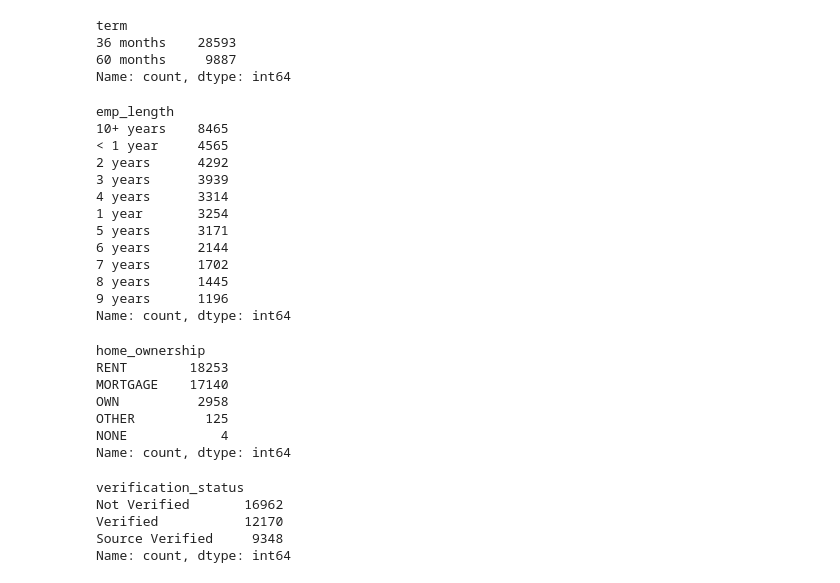
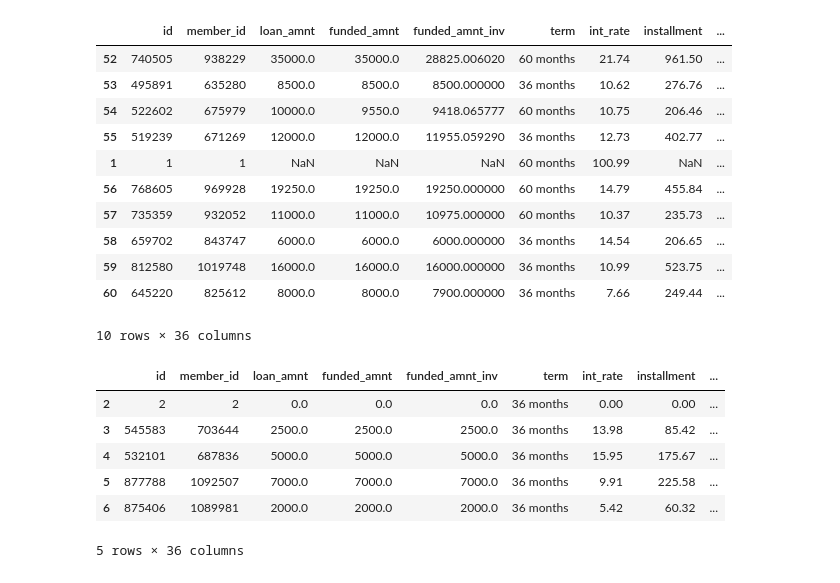
Before and after one commit to lukenelson1012/loan-default, a Jupyter notebook: notebooks/LoanDefaults.ipynb, the cells around one changed output. Cells and saved outputs as stored; diff of their text form; code cells hidden in the pictures.

```diff
--- a/notebooks/LoanDefaults.ipynb
+++ b/notebooks/LoanDefaults.ipynb
@@ -100,41 +24,28 @@ Name: revol_util, Length: 38480, dtype: object
-# %%
-df["term"].value_counts()
-# %% [output]
-term
-36 months    28593
-60 months     9887
-Name: count, dtype: int64
-# %%
-df["emp_length"].value_counts()
-# %% [output]
-emp_length
-10+ years    8465
-< 1 year     4565
-2 years      4292
-3 years      3939
-4 years      3314
-1 year       3254
-5 years      3171
-6 years      2144
-7 years      1702
-8 years      1445
-9 years      1196
-Name: count, dtype: int64
-# %%
-df["home_ownership"].value_counts()
-# %% [output]
-home_ownership
-RENT        18253
-MORTGAGE    17140
-OWN          2958
-OTHER         125
-NONE            4
-Name: count, dtype: int64
-# %%
-df["verification_status"].value_counts()
-# %% [output]
-verification_status
-Not Verified       16962
-Verified           12170
-Source Verified     9348
-Name: count, dtype: int64
+# %%
+df.iloc[50:60, :]
+# %% [output]
+|  | id | member_id | loan_amnt | funded_amnt | funded_amnt_inv | term | int_rate | installment | ... |
+| 52 | 740505 | 938229 | 35000.0 | 35000.0 | 28825.006020 | 60 months | 21.74 | 961.50 | ... |
+| 53 | 495891 | 635280 | 8500.0 | 8500.0 | 8500.000000 | 36 months | 10.62 | 276.76 | ... |
+| 54 | 522602 | 675979 | 10000.0 | 9550.0 | 9418.065777 | 60 months | 10.75 | 206.46 | ... |
+| 55 | 519239 | 671269 | 12000.0 | 12000.0 | 11955.059290 | 36 months | 12.73 | 402.77 | ... |
+| 1 | 1 | 1 | NaN | NaN | NaN | 60 months | 100.99 | NaN | ... |
+| 56 | 768605 | 969928 | 19250.0 | 19250.0 | 19250.000000 | 60 months | 14.79 | 455.84 | ... |
+| 57 | 735359 | 932052 | 11000.0 | 11000.0 | 10975.000000 | 60 months | 10.37 | 235.73 | ... |
+| 58 | 659702 | 843747 | 6000.0 | 6000.0 | 6000.000000 | 36 months | 14.54 | 206.65 | ... |
+| 59 | 812580 | 1019748 | 16000.0 | 16000.0 | 16000.000000 | 36 months | 10.99 | 523.75 | ... |
+| 60 | 645220 | 825612 | 8000.0 | 8000.0 | 7900.000000 | 36 months | 7.66 | 249.44 | ... |
+10 rows × 36 columns
+# %%
+# Remove index 1 (mostly null values)
+df.drop(index=1, inplace=True)
+df.reset_index()
+df.head()
+# %% [output]
+|  | id | member_id | loan_amnt | funded_amnt | funded_amnt_inv | term | int_rate | installment | ... |
+| 2 | 2 | 2 | 0.0 | 0.0 | 0.0 | 36 months | 0.00 | 0.00 | ... |
+| 3 | 545583 | 703644 | 2500.0 | 2500.0 | 2500.0 | 36 months | 13.98 | 85.42 | ... |
+| 4 | 532101 | 687836 | 5000.0 | 5000.0 | 5000.0 | 36 months | 15.95 | 175.67 | ... |
+| 5 | 877788 | 1092507 | 7000.0 | 7000.0 | 7000.0 | 36 months | 9.91 | 225.58 | ... |
+| 6 | 875406 | 1089981 | 2000.0 | 2000.0 | 2000.0 | 36 months | 5.42 | 60.32 | ... |
+5 rows × 36 columns
```
Also changed, not shown: parts of 20 cells of this notebook, 1 other file.
